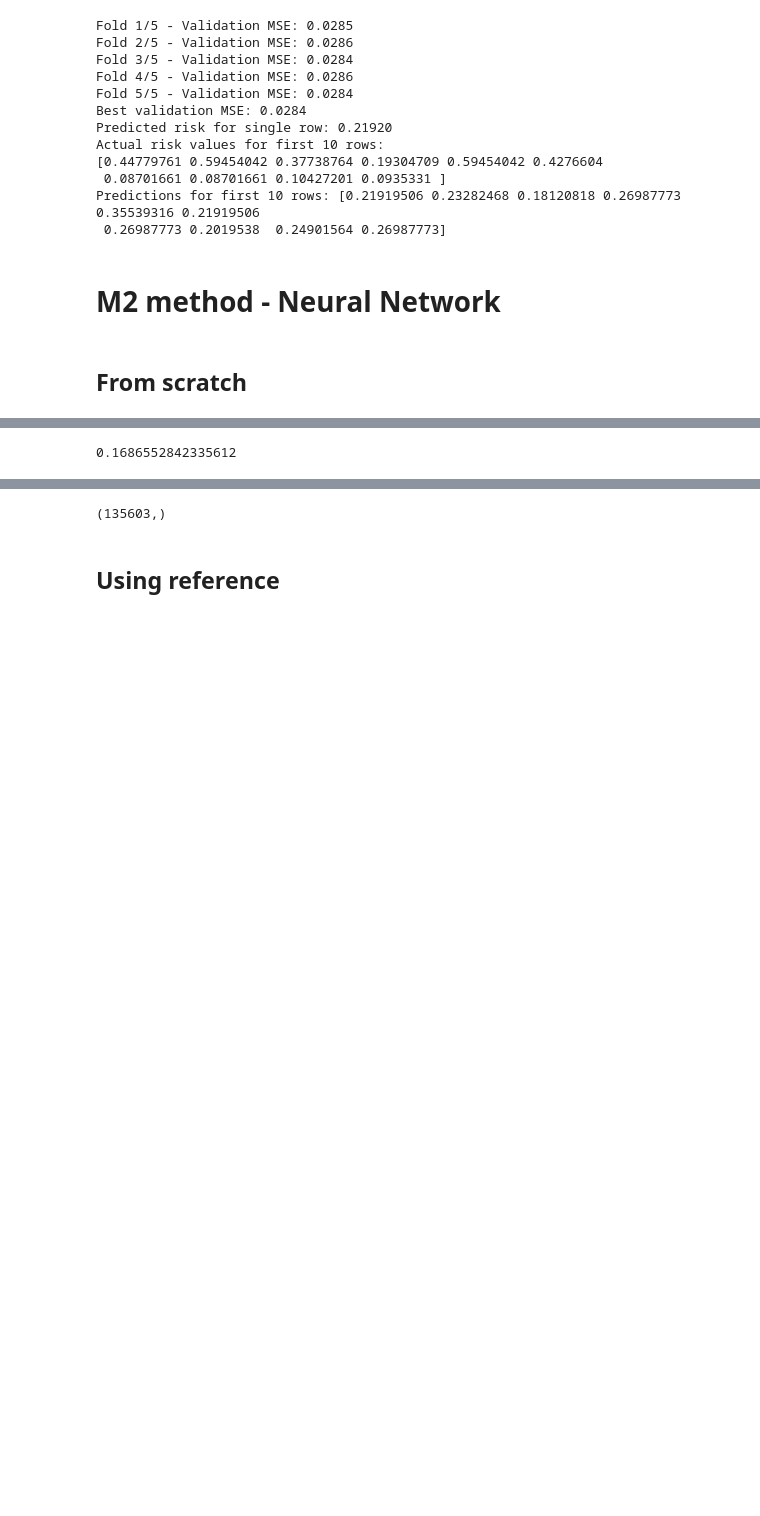
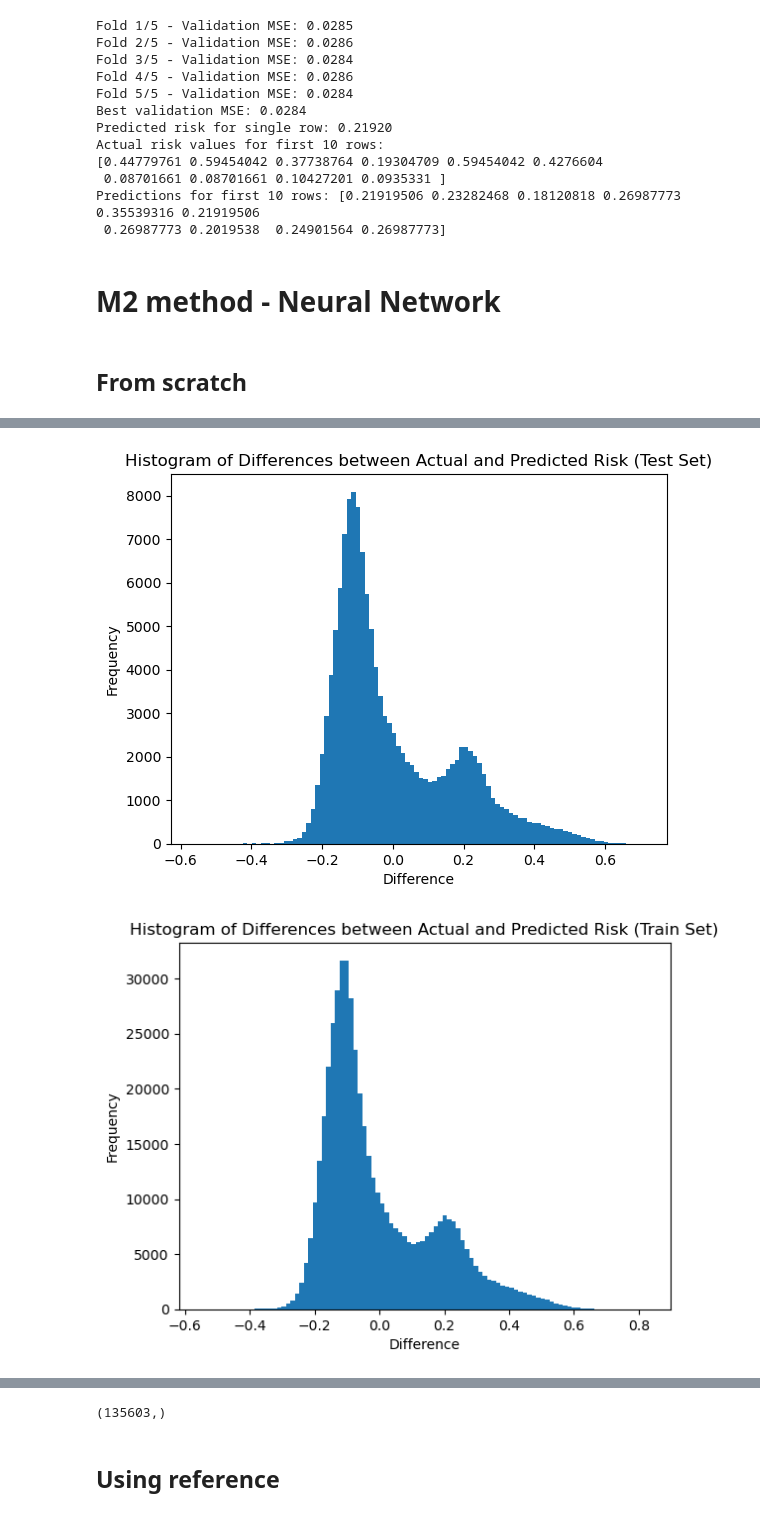
Before and after one commit to TheFreeMan21/machine-n-learnings-inc, a Jupyter notebook: method_collection.ipynb, the cells around one changed output, grey strips where cells are left out. Drawn from its saved outputs; the diff is of its cells as text; code cells hidden in the pictures; blank space fills up the shorter version.

Commit message:
test the nn

```diff
--- a/method_collection.ipynb
+++ b/method_collection.ipynb
@@ -145,12 +145,12 @@ nn = NeuralNetworkScratch(
     hidden1_dim=128,
     hidden2_dim=64,
     output_dim=1,
-    learning_rate=0.1,
-    epochs=400,
-    number_of_batches=4000,
+    learning_rate=0.01,
+    epochs=100,
+    number_of_batches=400,
     random_state=1,
     patience=5,
-    learning_shrink=True
+    learning_shrink=False
 )
 
 nn.train(X_scaled, Y)
@@ -175,9 +176,44 @@ Best validation loss: 0.02814592286252491
 # %%
-dffsj = pd.DataFrame(Y_test)
-dffsj['1'] = nn.predict(X_scaled_test)
-dffsj.to_csv("./src/result_data.csv")
-from sklearn.metrics import root_mean_squared_error
-dffsj
-root_mean_squared_error(dffsj[int('0')], dffsj['1'])
+df_test = pd.DataFrame(Y_test)
+df_test['1'] = nn.predict(X_scaled_test)
+df_train = pd.DataFrame(Y)
+df_train['1'] = nn.predict(X_scaled)
+
+difference_test=df_test[int('0')] - df_test['1']
+differemce_train=df_train[int('0')] - df_train['1']
+import matplotlib.pyplot as plt
+plt.hist(difference_test, bins=100)
+plt.title('Histogram of Differences between Actual and Predicted Risk (Test Set)')
+plt.xlabel('Difference')
+plt.ylabel('Frequency')
+plt.show()
+plt.hist(differemce_train, bins=100)
+plt.title('Histogram of Differences between Actual and Predicted Risk (Train Set)')
+plt.xlabel('Difference')
+plt.ylabel('Frequency')
+plt.show()
+
+plt.hist(df_test[int('0')], bins=100)
+plt.title('Histogram of Actual Risk (Test Set)')
+plt.xlabel('risk')
+plt.ylabel('Frequency')
+plt.show()
+plt.hist(df_test['1'], bins=100)
+plt.title('Histogram of Predicted Risk (Test Set)')
+plt.xlabel('risk')
+plt.ylabel('Frequency')
+plt.show()
+
+plt.hist(df_train[int('0')], bins=100)
+plt.title('Histogram of Actual Risk (Train Set)')
+plt.xlabel('risk')
+plt.ylabel('Frequency')
+plt.show()
+plt.hist(df_train['1'], bins=100)
+plt.title('Histogram of Predicted Risk (Train Set)')
+plt.xlabel('risk')
+plt.ylabel('Frequency')
+plt.show()
 # %% [output]
-0.1686552842335612
+[figure, added]
+[figure, added]
```
Also changed, not shown: parts of 4 cells of this notebook, 1 other file.
